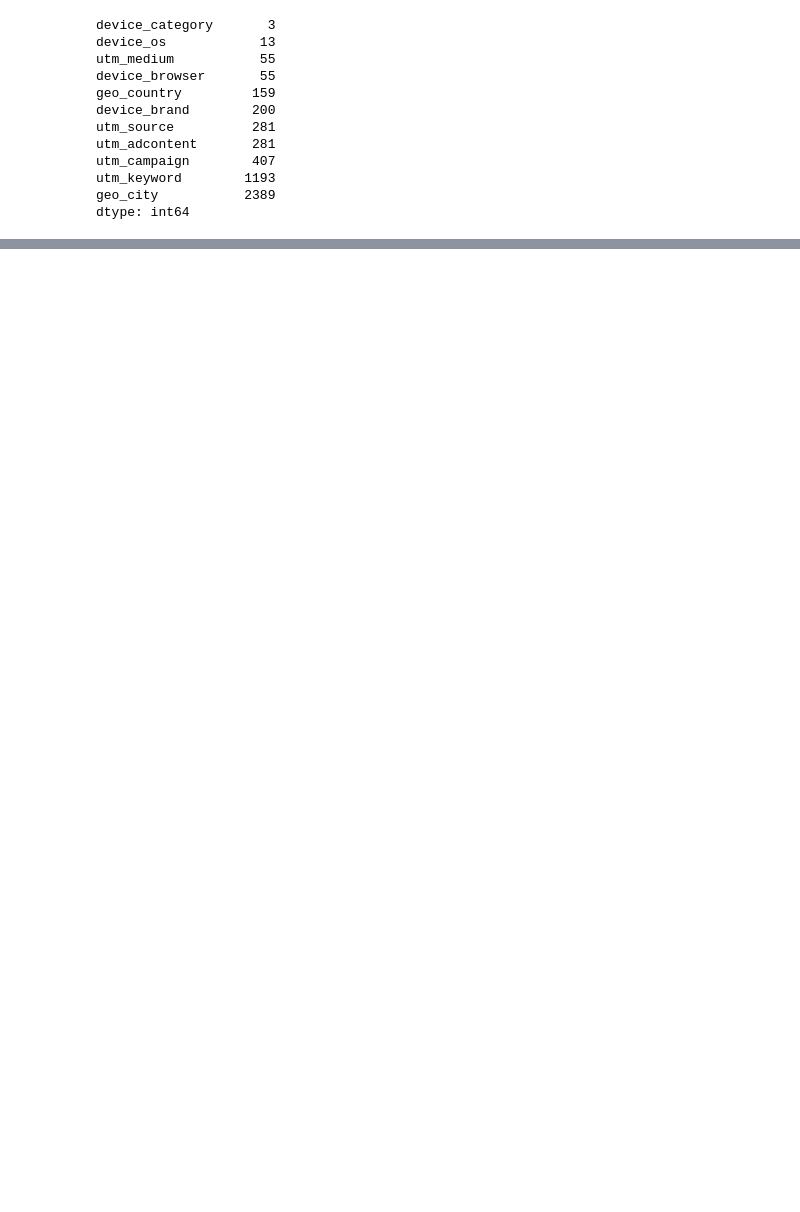
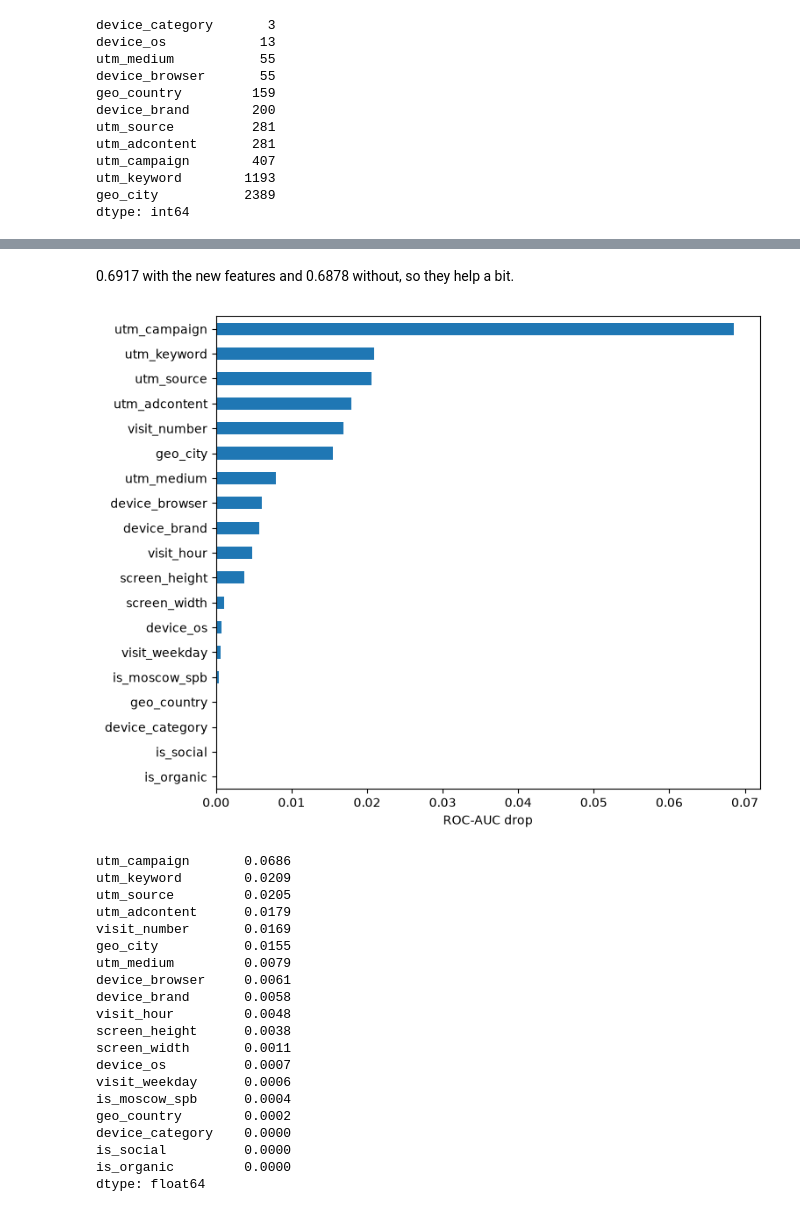
Before and after one commit to Alikonchik-Kaedahara/sber_auto_subscription, a Jupyter notebook: 02_model.ipynb, the cells around one changed output, grey strips where cells are left out. Cells and saved outputs as stored; diff of their text form; code cells hidden in the pictures; blank space fills up the shorter version.

Commit message:
simpler model notebook, less text

```diff
--- a/02_model.ipynb
+++ b/02_model.ipynb
@@ -536,0 +213,33 @@ The final model is trained in `pipeline.py` on all the data with the same parame
+# %%
+def make_model(num_features=NUM_FEATURES, **params):
+    encoder = ColumnTransformer([
+        ('cat', OrdinalEncoder(min_frequency=100, max_categories=250,
+                               handle_unknown='use_encoded_value', unknown_value=-1), CAT_FEATURES),
+        ('num', 'passthrough', num_features),
+    ])
+    # after the encoder the categorical columns go first
+    cat_idx = list(range(len(CAT_FEATURES)))
+    model = HistGradientBoostingClassifier(categorical_features=cat_idx, early_stopping=False,
+                                           random_state=42, **params)
+    return Pipeline([('encoder', encoder), ('model', model)])
+
+
+param_grid = [
+    {'learning_rate': 0.1, 'max_iter': 200, 'max_leaf_nodes': 31, 'min_samples_leaf': 200},
+    {'learning_rate': 0.1, 'max_iter': 200, 'max_leaf_nodes': 63, 'min_samples_leaf': 500},
+    {'learning_rate': 0.05, 'max_iter': 400, 'max_leaf_nodes': 63, 'min_samples_leaf': 500},
+    {'learning_rate': 0.05, 'max_iter': 400, 'max_leaf_nodes': 127, 'min_samples_leaf': 1000},
+    {'learning_rate': 0.1, 'max_iter': 300, 'max_leaf_nodes': 15, 'min_samples_leaf': 200},
+]
+
+tuning = []
+for params in param_grid:
+    start = time.time()
+    model = make_model(**params)
+    model.fit(X_train, y_train)
+    auc = roc_auc_score(y_valid, model.predict_proba(X_valid)[:, 1])
+    tuning.append({**params, 'roc_auc_valid': auc, 'seconds': round(time.time() - start)})
+    print(params, round(auc, 4))
+
+tuning = pd.DataFrame(tuning)
+tuning
@@ -536,0 +274,36 @@ The final model is trained in `pipeline.py` on all the data with the same parame
+# %% [markdown]
+0.6917 with the new features and 0.6878 without, so they help a bit.
+# %%
+# permutation importance on validation: how much ROC-AUC drops if one feature is shuffled
+sample_idx = np.random.RandomState(42).choice(len(X_valid), 200_000, replace=False)
+imp = permutation_importance(model, X_valid.iloc[sample_idx], y_valid[sample_idx], scoring='roc_auc',
+                             n_repeats=3, random_state=42)
+importance = pd.Series(imp.importances_mean, index=X_valid.columns).sort_values()
+
+plt.figure(figsize=(8, 7))
+importance.plot(kind='barh')
+plt.xlabel('ROC-AUC drop')
+plt.show()
+importance.sort_values(ascending=False).round(4)
+# %% [output]
+[figure, added]
+utm_campaign       0.0686
+utm_keyword        0.0209
+utm_source         0.0205
+utm_adcontent      0.0179
+visit_number       0.0169
+geo_city           0.0155
+utm_medium         0.0079
+device_browser     0.0061
+device_brand       0.0058
+visit_hour         0.0048
+screen_height      0.0038
+screen_width       0.0011
+device_os          0.0007
+visit_weekday      0.0006
+is_moscow_spb      0.0004
+geo_country        0.0002
+device_category    0.0000
+is_social          0.0000
+is_organic         0.0000
+dtype: float64
```
Also changed, not shown: parts of 78 cells of this notebook.
